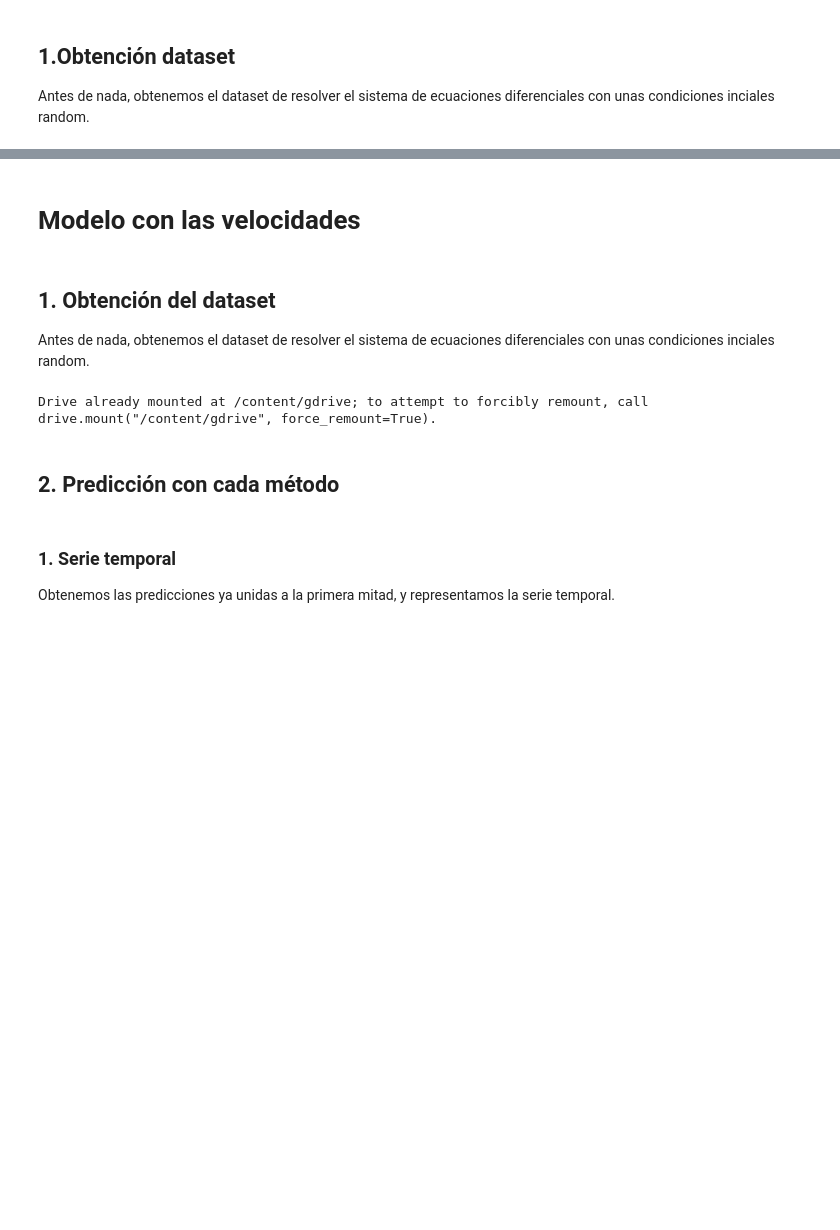
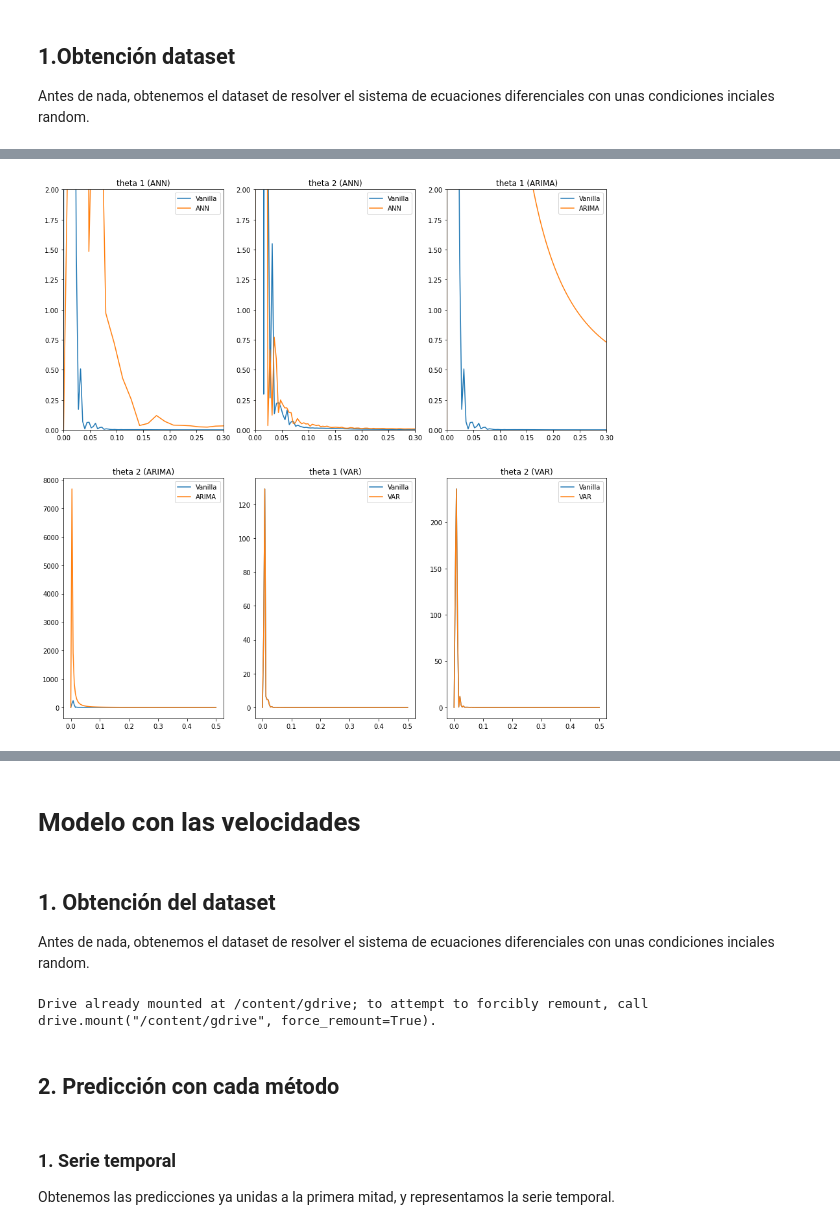
Before and after one commit to JJRomeroCruz/Double_Pendulum_Forecasting, a Jupyter notebook: EDA_PRED.ipynb, the cells around one changed output, grey strips where cells are left out. Saved outputs shown, nothing was run; the diff lists cells and outputs as text; code cells hidden in the pictures; blank space fills up the shorter version.

```diff
--- a/EDA_PRED.ipynb
+++ b/EDA_PRED.ipynb
@@ -136,0 +247,80 @@ l[:-1]
+# %%
+""" Obtenemos las densidades espectrales """
+lent_mitad = int(0.5*len(t))
+# Theta 1 vanilla
+f_datos1, P_datos1 = signal.periodogram(datos.values[lent_mitad:, 0], fs=1.0)
+# Theta 2 vanilla
+f_datos2, P_datos2 = signal.periodogram(datos.values[lent_mitad:, 1], fs=1.0)
+
+# Theta 1 con la prediccion ANN
+f_ANN1, P_ANN1 = signal.periodogram(datos_ANN.values[lent_mitad:, 0], fs = 4.0)
+# Theta 2 con la prediccion ANN
+f_ANN2, P_ANN2 = signal.periodogram(datos_ANN.values[lent_mitad:, 1], fs=1.0)
+
+# Theta 1 con la prediccion VAR
+f_var1, P_var1 = signal.periodogram(datos_var.values[lent_mitad:, 0], fs = 1.0)
+# Theta 2 con la prediccion VAR
+f_var2, P_var2 = signal.periodogram(datos_var.values[lent_mitad:, 1], fs=1.0)
+
+
+# Theta 1 con la prediccion ARIMA
+f_arima1, P_arima1 = signal.periodogram(datos_arima.values[lent_mitad:, 0], fs = 1.0)
+# Theta 2 con la prediccion ARIMA
+f_arima2, P_arima2 = signal.periodogram(datos_arima.values[lent_mitad:, 1], fs=1.0)
+
+
+""" Ploteamos las series temporales de los angulos (las thetas) """
+fig4 = plt.figure(figsize=(15, 15))
+for i in range(6):
+    ax4 = fig4.add_subplot(2, 3, i+1)
+    ax4.set_title("Grafico #%i"%int(i+1))
+fig4.subplots_adjust(wspace = 0.2, hspace = 0.2)
+
+# Vanilla vs ANN 1
+fig4.axes[0].plot(f_datos1, P_datos1, label = 'Vanilla')
+fig4.axes[0].plot(f_ANN1, P_ANN1, label = 'ANN')
+fig4.axes[0].set_title("theta 1 (ANN)")
+fig4.axes[0].legend()
+fig4.axes[0].set_ylim(0, 2)
+fig4.axes[0].set_xlim(0, 0.3)
+
+# Vanilla vs ANN 2
+fig4.axes[1].plot(f_datos2, P_datos2, label = 'Vanilla')
+fig4.axes[1].plot(f_ANN2, P_ANN2, label = 'ANN')
+fig4.axes[1].set_title("theta 2 (ANN)")
+fig4.axes[1].legend()
+fig4.axes[1].set_ylim(0, 2)
+fig4.axes[1].set_xlim(0, 0.3)
+
+# Vanilla vs arima 1
+fig4.axes[2].plot(f_datos1, P_datos1, label = 'Vanilla')
+fig4.axes[2].plot(f_arima1, P_arima1, label = 'ARIMA')
+fig4.axes[2].set_title("theta 1 (ARIMA)")
+fig4.axes[2].legend()
+fig4.axes[2].set_ylim(0, 2)
+fig4.axes[2].set_xlim(0, 0.3)
+
+# Vanilla vs arima 2
+fig4.axes[3].plot(f_datos2, P_datos2, label = 'Vanilla')
+fig4.axes[3].plot(f_arima2, P_arima2, label = 'ARIMA')
+fig4.axes[3].set_title("theta 2 (ARIMA)")
+fig4.axes[3].legend()
+#fig4.axes[3].set_ylim(0, 2)
+#fig4.axes[3].set_xlim(0, 0.3)
+
+# Vanilla vs VAR 1
+fig4.axes[4].plot(f_datos1, P_datos1, label = 'Vanilla')
+fig4.axes[4].plot(f_var1, P_var1, label = 'VAR')
+fig4.axes[4].set_title("theta 1 (VAR)")
+fig4.axes[4].legend()
+#fig4.axes[4].set_ylim(0, 2)
+#fig4.axes[4].set_xlim(0, 0.3)
+
+# Vanilla vs VAR 2
+fig4.axes[5].plot(f_datos2, P_datos2, label = 'Vanilla')
+fig4.axes[5].plot(f_var2, P_var2, label = 'VAR')
+fig4.axes[5].set_title("theta 2 (VAR)")
+fig4.axes[5].legend()
+#fig4.axes[5].set_ylim(0, 2)
+#fig4.axes[5].set_xlim(0, 0.3)
+# %% [output]
@@ -136,0 +328 @@ l[:-1]
+[figure, added]
```
Also changed, not shown: parts of 37 cells of this notebook, 53 other files.
